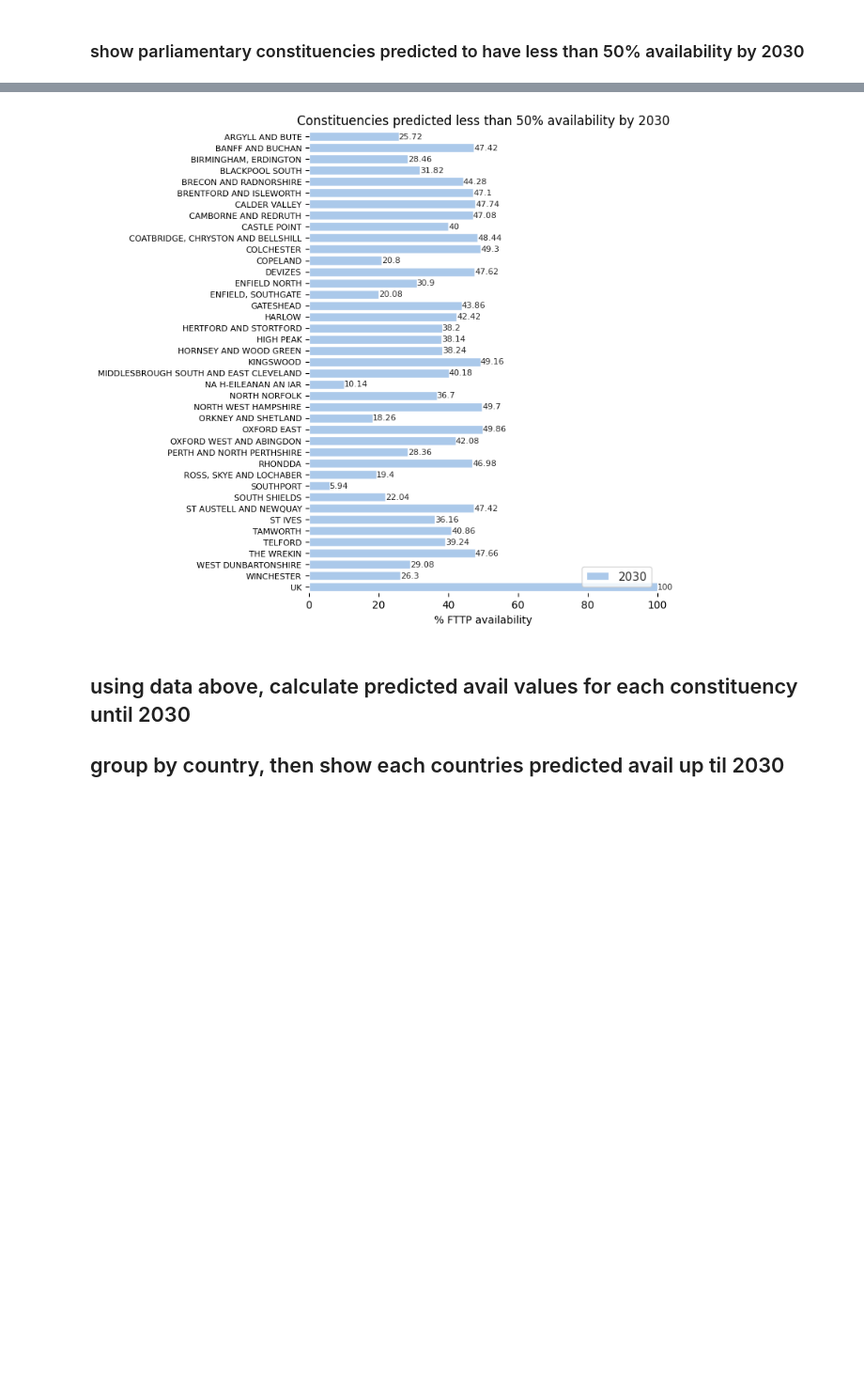
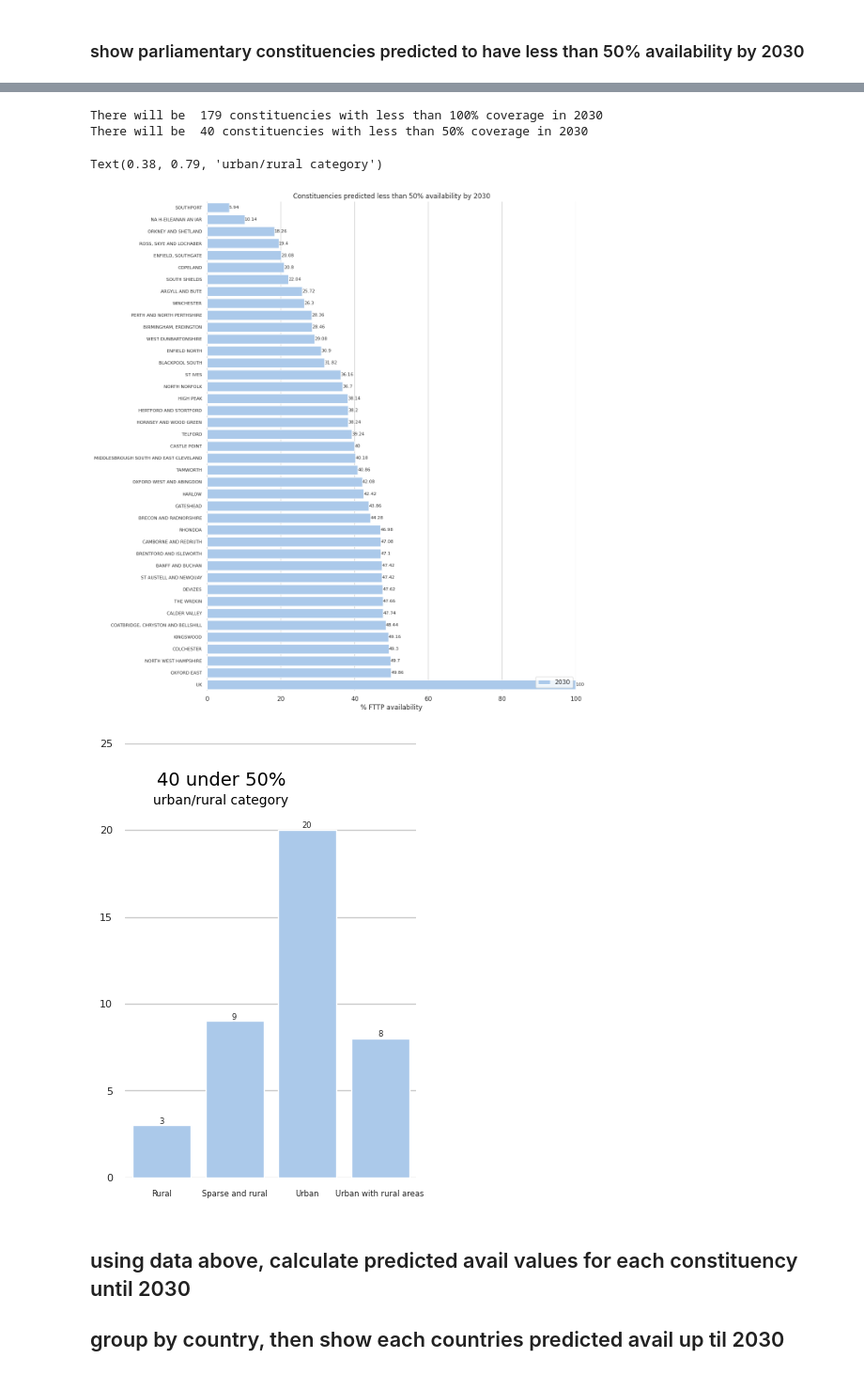
Before and after one commit to yuliiabosher/Fiber-optic-project, a Jupyter notebook: UKPredictions.ipynb, the cells around one changed output, grey strips where cells are left out. Shown at 94% size. Cells and saved outputs as stored; diff of their text form; code cells hidden in the pictures; blank space fills up the shorter version.

Commit message:
Added a bar chart showing urban/rural category of 40 constituencies with < 50% coverage predicted by 2030

```diff
--- a/UKPredictions.ipynb
+++ b/UKPredictions.ipynb
@@ -163,7 +163,12 @@ vals2027= []
 vals2028=[]
 vals2029=[]
 vals2030=[]
-for _,row in df_final.iterrows():
+
+######################################
+##DECIDE WHETHER TO USE 5 YEARS OF RESULTS OR 3 YEARS
+ThreeorFiveflag = 5
+if ThreeorFiveflag == 5:
+  for _,row in df_final.iterrows():
     thisval2024 = fn_predict_five_year(row['FTTP2019'], row['FTTP2020'], row['FTTP2021'], row['FTTP2022'], row['FTTP2023'], 2019, 5)
     vals2024.append(thisval2024)
     thisval2025 = fn_predict_five_year(row['FTTP2019'], row['FTTP2020'], row['FTTP2021'], row['FTTP2022'], row['FTTP2023'], 2019, 6)
@@ -180,7 +185,26 @@ for _,row in df_final.iterrows():
     vals2030.append(thisval2030)
     thisval100 = fn_predict_five_year(row['FTTP2019'], row['FTTP2020'], row['FTTP2021'], row['FTTP2022'], row['FTTP2023'], 2019, 0)
     vals100.append(thisval100)
-
+elif ThreeorFiveflag == 3:
+  for _,row in df_final.iterrows():
+    thisval2024 = fn_predict_three_year(row['FTTP2021'], row['FTTP2022'], row['FTTP2023'], 2019, 5)
+    vals2024.append(thisval2024)
+    thisval2025 = fn_predict_three_year(row['FTTP2021'], row['FTTP2022'], row['FTTP2023'], 2019, 6)
+    vals2025.append(thisval2025)
+    thisval2026 = fn_predict_three_year(row['FTTP2021'], row['FTTP2022'], row['FTTP2023'], 2019, 7)
+    vals2026.append(thisval2026)
+    thisval2027 = fn_predict_three_year(row['FTTP2021'], row['FTTP2022'], row['FTTP2023'], 2019, 8)
+    vals2027.append(thisval2027)
+    thisval2028 = fn_predict_three_year(row['FTTP2021'], row['FTTP2022'], row['FTTP2023'], 2019, 9)
+    vals2028.append(thisval2028)
+    thisval2029 = fn_predict_three_year(row['FTTP2021'], row['FTTP2022'], row['FTTP2023'], 2019, 10)
+    vals2029.append(thisval2029)
+    thisval2030 = fn_predict_three_year(row['FTTP2021'], row['FTTP2022'], row['FTTP2023'], 2019, 11)
+    vals2030.append(thisval2030)
+    thisval100 = fn_predict_three_year(row['FTTP2021'], row['FTTP2022'], row['FTTP2023'], 2019, 0)
+    vals100.append(thisval100)
+else:
+  print('Flag not set')
 
 df_final['FTTP2024'] = vals2024
 df_final['FTTP2025'] = vals2025
@@ -193,16 +217,20 @@ df_final['100% Year'] = vals100
 pd.set_option('display.max_rows', 100)
 
 df_final['FTTP2030'] = df_final['FTTP2030'].astype(float)
-#display(df_final.head(100))
+#how many constituencies will have less than 100% coverage in 2030
+num_lessthan100 = len(df_final.query( 'FTTP2030 < 100'))
 df_lessthan50=df_final.query('FTTP2030 < 50')
+num_lessthan50 = len(df_lessthan50)
+print ("There will be ", str(num_lessthan100), "constituencies with less than 100% coverage in 2030")
+print ("There will be ", str(num_lessthan50), "constituencies with less than 50% coverage in 2030")
 
 new_row = {'parliamentary_constituency_name': 'UK', 'FTTP2030': 100}
 dflessthan50andUK = df_lessthan50._append(new_row, ignore_index=True)
 
-df_lessthan50.sort_values(['country','FTTP2030'], ascending=True, inplace=True)
+dflessthan50andUK.sort_values(['FTTP2030'], ascending=True, inplace=True)
 
 #display(dflessthan50andUK.head(100))
-f, ax = plt.subplots(figsize=(6, 8))
+f, ax = plt.subplots(figsize=(12, 16))
 sns.set(style="whitegrid")
 sns.set_color_codes("pastel")
 ax = sns.barplot(x='FTTP2030', y='parliamentary_constituency_name', label="2030", color="b",
@@ -220,6 +248,42 @@ ax.yaxis.set_tick_params(labelsize = 8)
 #plt.grid(color = 'grey', linestyle = '--', linewidth = 0.5)
 #plt.xlabel('Year')
 #plt.ylabel('Predicted % avail')
+
+#get the data on rural/urban indicator and merge with the above data
+#to show which category is most prevaelent
+uk_ruc = pd.read_excel('https://pages.mysociety.org/uk_ruc/data/uk_ruc/latest/uk_ruc.xlsx', sheet_name='pcon_ruc')
+uk_ruc['constituency-name'] = uk_ruc['constituency-name'].str.upper().str.strip()
+uk_ruc_grouped = uk_ruc.groupby('ruc-cluster-label', as_index=False).count()
+#display(uk_ruc_grouped)
+dflessthan50andUKwithruc = dflessthan50andUK.merge(uk_ruc, left_on='parliamentary_constituency_name', right_on='constituency-name')
+#display(dflessthan50andUK.head(50))
+dflessthan50groupedurbanrural = dflessthan50andUKwithruc.groupby('ruc-cluster-label', as_index=False).count()
+#display(dflessthan50groupedurbanrural)
+
+#display(dflessthan50andUK.head(100))
+fig, ax = plt.subplots(figsize=(4, 6))
+sns.set(style="whitegrid")
+sns.set_color_codes("pastel")
+ax = sns.barplot(x='ruc-cluster-label', y='parliamentary_constituency_name', color="b",
+             data=dflessthan50groupedurbanrural )
+#ax.legend(ncol=2, loc="lower right", frameon=True)
+ax.set(ylim=(0, 25), xlabel='', ylabel='')
+ax.bar_label(ax.containers[0], fontsize=6);
+#ax.set_title("40 under 50% - urban/rural category")
+sns.despine(left=True, bottom=True)
+ax.xaxis.set_tick_params(labelsize = 6)
+ax.yaxis.set_tick_params(labelsize = 8)
+plt.figtext(
+   s="40 under 50%", x=0.38, y=0.83,
+   ha='center', va='top', # removed "font=font" as its redundant here
+   fontsize=14, color='black' # Moved color here and set font size directly
+)
+
+plt.figtext(
+   s="urban/rural category", x=0.38, y=0.79,
+   ha='center', va='top', # removed "font=font" as its redundant here
+   fontsize=10, color='black' # Moved color here and set font size directly
+)
 # %% [output]
 A value is trying to be set on a copy of a slice from a DataFrame.
 Try using .loc[row_indexer,col_indexer] = value instead
@@ -241,4 +305,8 @@ See the caveats in the documentation: https://pandas.pydata.org/pandas-docs/stab
+There will be  179 constituencies with less than 100% coverage in 2030
+There will be  40 constituencies with less than 50% coverage in 2030
+Text(0.38, 0.79, 'urban/rural category')
-[figure, old version]
+[figure, new version]
+[figure, added]
 # %% [markdown]
 ## using data above, calculate predicted avail values for each constituency until 2030
 ##
```
Also changed, not shown: parts of 2 cells of this notebook.
